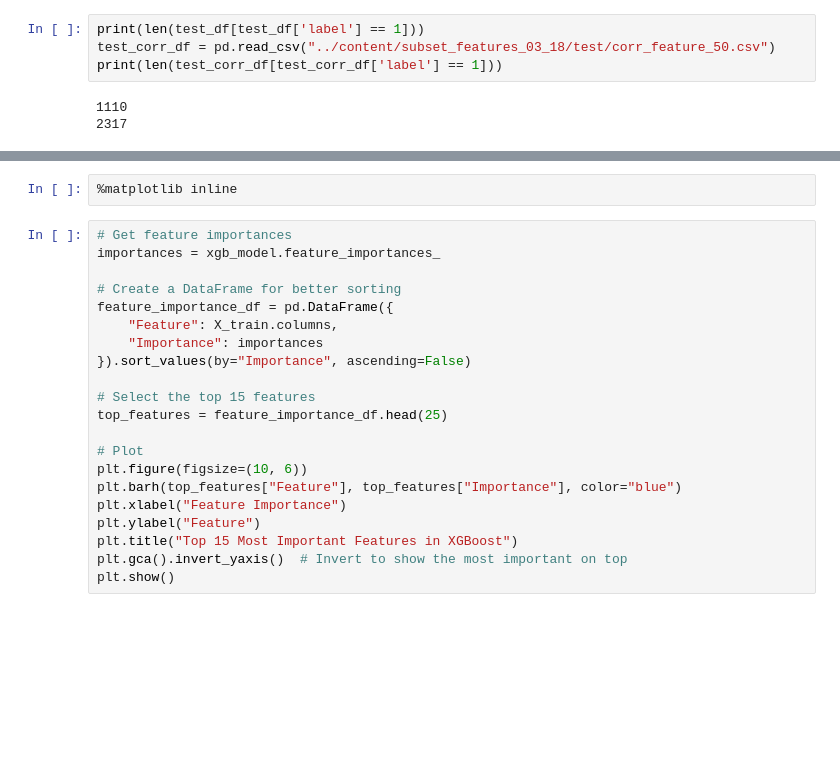
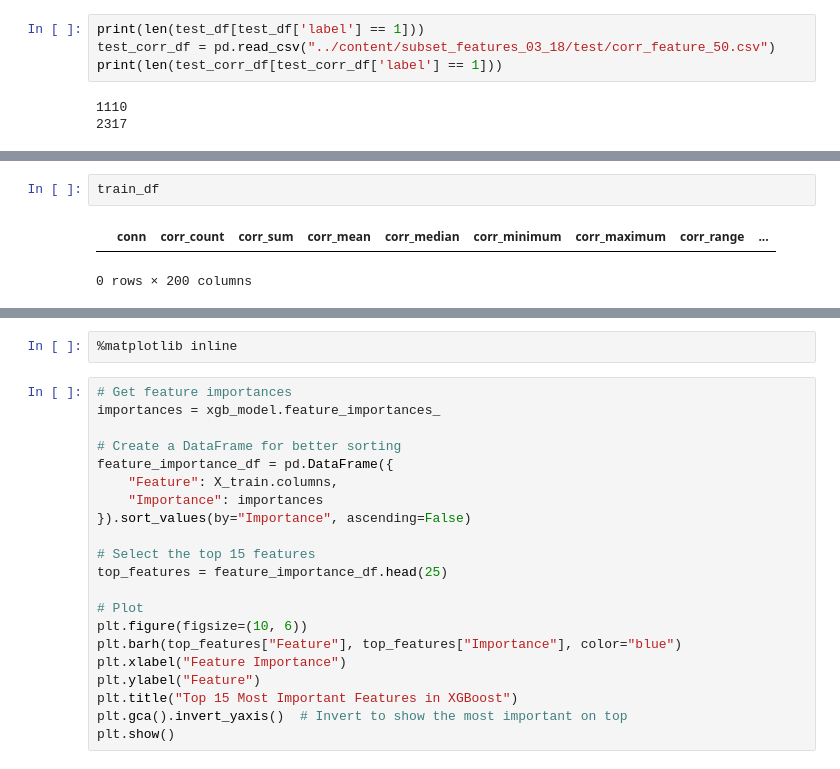
Before and after one commit to shehel/ProxyTrafficAnalysis, a Jupyter notebook: classification/autogluon_classification.ipynb, the cells around one changed output, grey strips where cells are left out. Saved outputs shown, nothing was run; the diff lists cells and outputs as text; blank space fills up the shorter version.

Commit message:
Latest important commit, corr working, notebook with results

```diff
--- a/classification/autogluon_classification.ipynb
+++ b/classification/autogluon_classification.ipynb
@@ -228,0 +241,5 @@ val_corr_df = pd.read_csv("../content/subset_features_03_18/val/first_3_corr_fea
+# %%
+train_df
+# %% [output]
+|  | conn | corr_count | corr_sum | corr_mean | corr_median | corr_minimum | corr_maximum | corr_range | ... |
+0 rows × 200 columns
```
Also changed, not shown: parts of 15 cells of this notebook, 3 other files.
